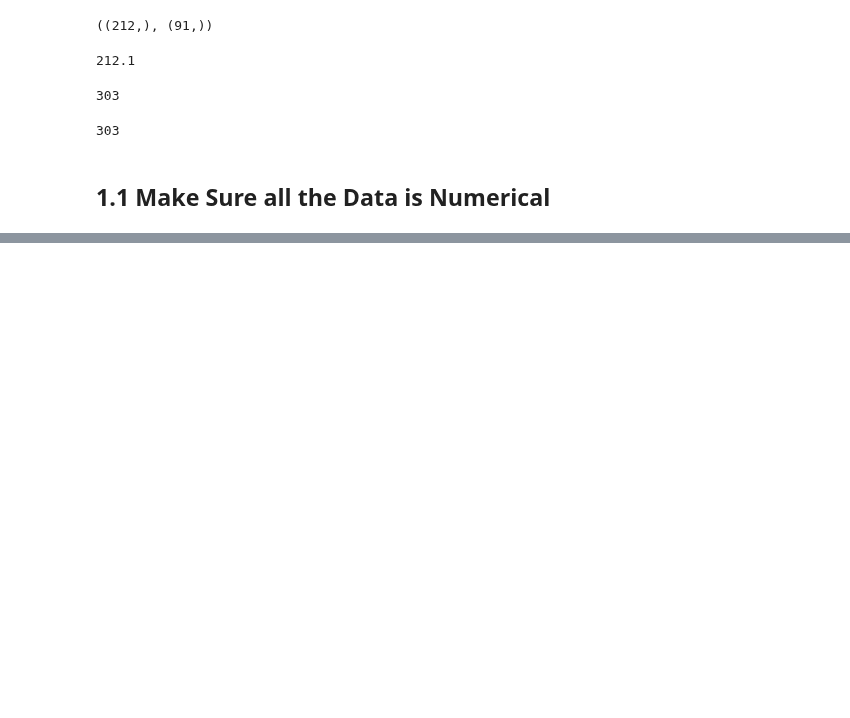
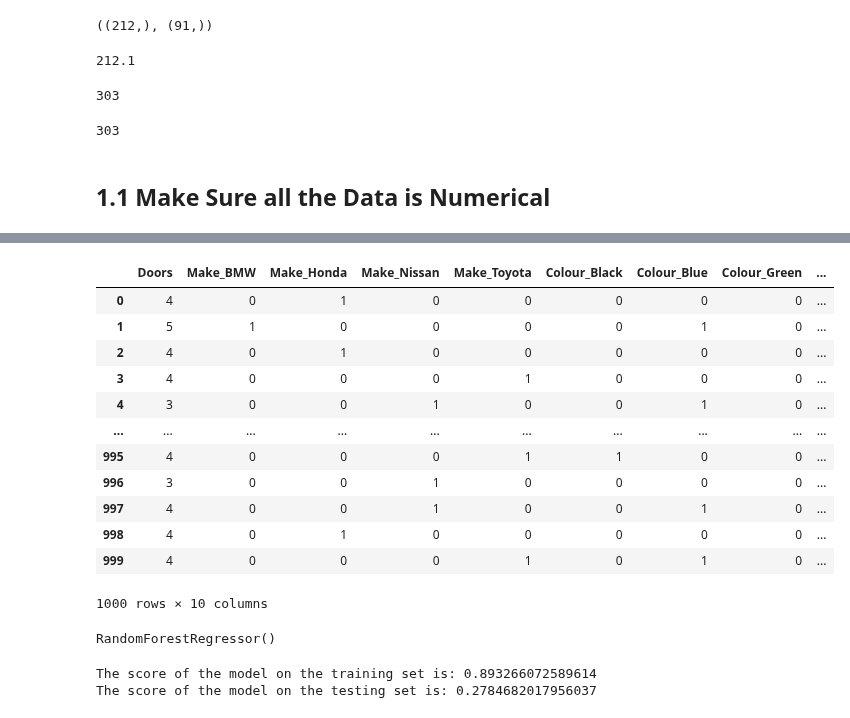
Before and after one commit to rickygrosvenor-pramanick/learn-ml, a Jupyter notebook: sklearn/introduction-to-sklearn.ipynb, the cells around one changed output, grey strips where cells are left out. Drawn from its saved outputs; the diff is of its cells as text; code cells hidden in the pictures; blank space fills up the shorter version.

```diff
--- a/sklearn/introduction-to-sklearn.ipynb
+++ b/sklearn/introduction-to-sklearn.ipynb
@@ -79,0 +200,18 @@ len(heart_disease)
+# %%
+# Another way to do it with pd.dummies - Much Simpler but it has not worked on Doors as Doors is already Numerical
+dummies = pd.get_dummies(car_sales[["Make", "Colour", "Doors"]], dtype=int)
+dummies
+# %% [output]
+|  | Doors | Make_BMW | Make_Honda | Make_Nissan | Make_Toyota | Colour_Black | Colour_Blue | Colour_Green | ... |
+| 0 | 4 | 0 | 1 | 0 | 0 | 0 | 0 | 0 | ... |
+| 1 | 5 | 1 | 0 | 0 | 0 | 0 | 1 | 0 | ... |
+| 2 | 4 | 0 | 1 | 0 | 0 | 0 | 0 | 0 | ... |
+| 3 | 4 | 0 | 0 | 0 | 1 | 0 | 0 | 0 | ... |
+| 4 | 3 | 0 | 0 | 1 | 0 | 0 | 1 | 0 | ... |
+| ... | ... | ... | ... | ... | ... | ... | ... | ... | ... |
+| 995 | 4 | 0 | 0 | 0 | 1 | 1 | 0 | 0 | ... |
+| 996 | 3 | 0 | 0 | 1 | 0 | 0 | 0 | 0 | ... |
+| 997 | 4 | 0 | 0 | 1 | 0 | 0 | 1 | 0 | ... |
+| 998 | 4 | 0 | 1 | 0 | 0 | 0 | 0 | 0 | ... |
+| 999 | 4 | 0 | 0 | 0 | 1 | 0 | 1 | 0 | ... |
+1000 rows × 10 columns
@@ -79,0 +223,14 @@ len(heart_disease)
+# %%
+# Let's make the model
+from sklearn.ensemble import RandomForestRegressor
+
+model = RandomForestRegressor()
+model.fit(X_train, y_train)
+# %% [output]
+RandomForestRegressor()
+# %%
+print(f"The score of the model on the training set is: {model.score(X_train, y_train)}")
+print(f"The score of the model on the testing set is: {model.score(X_test, y_test)}")
+# %% [output]
+The score of the model on the training set is: 0.893266072589614
+The score of the model on the testing set is: 0.2784682017956037
```
Also changed, not shown: parts of 9 cells of this notebook.
